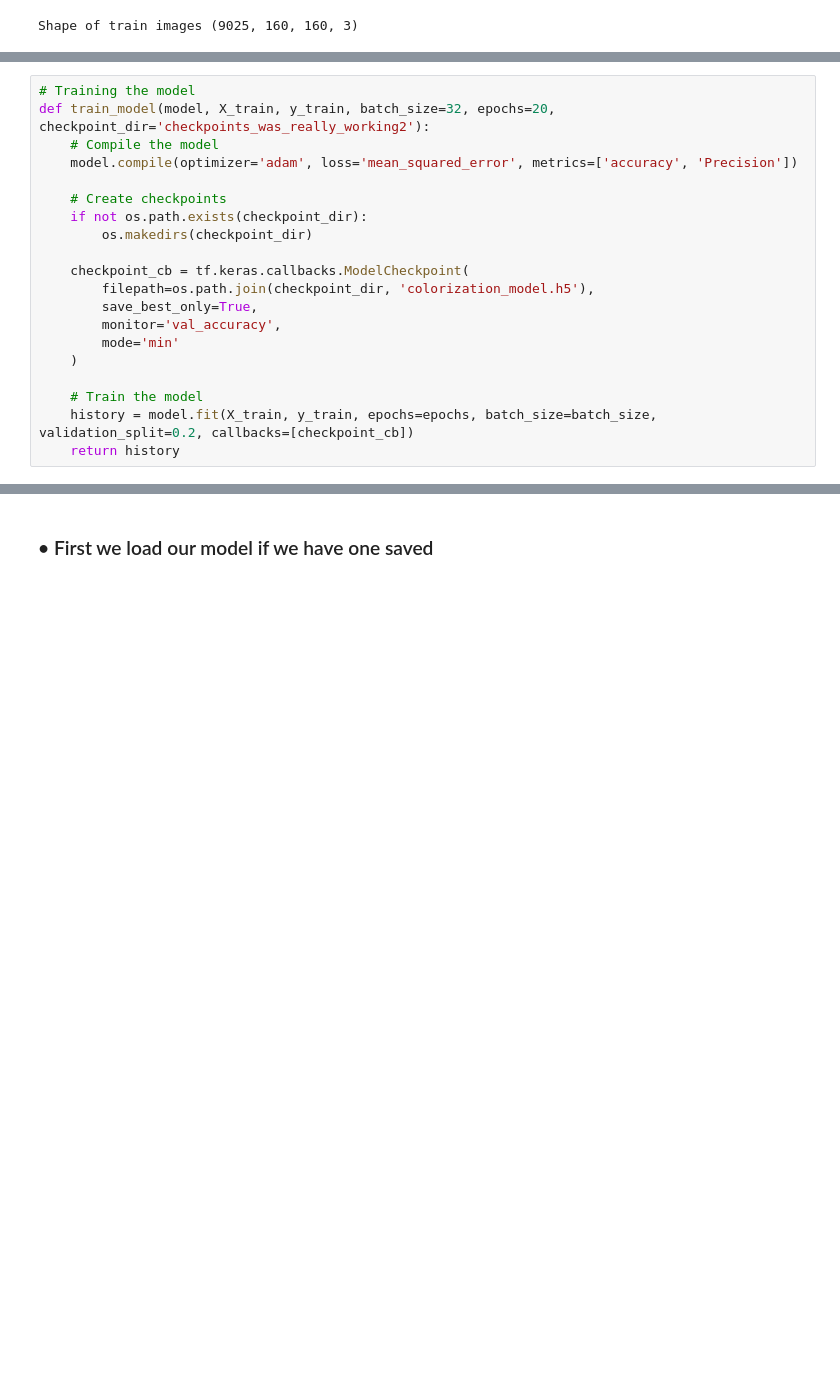
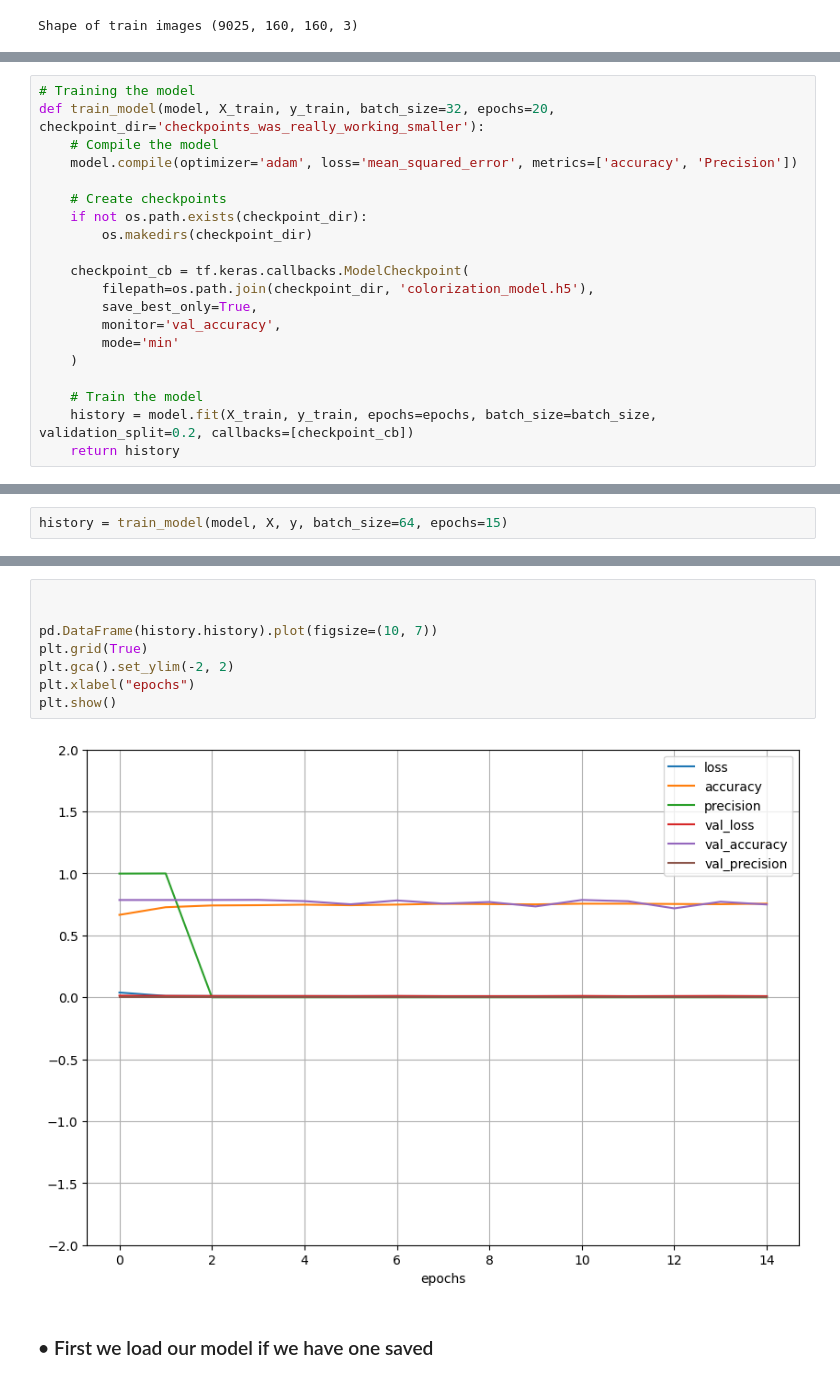
Before and after one commit to AndreyArguedas/DeepLearning, a Jupyter notebook: Documentos de Deep Learning GR 40/TC2/TC2-DL-AndreyArguedas-WAS-REALLY-WORKING.ipynb, the cells around one changed output, grey strips where cells are left out. Cells and saved outputs as stored; diff of their text form; blank space fills up the shorter version.

```diff
--- a/Documentos de Deep Learning GR 40/TC2/TC2-DL-AndreyArguedas-WAS-REALLY-WORKING.ipynb
+++ b/Documentos de Deep Learning GR 40/TC2/TC2-DL-AndreyArguedas-WAS-REALLY-WORKING.ipynb
@@ -228,7 +226,7 @@ def create_colorization_model(input_shape=(160, 160, 1)):
     return model
 # %%
 # Training the model
-def train_model(model, X_train, y_train, batch_size=32, epochs=20, checkpoint_dir='checkpoints_was_really_working2'):
+def train_model(model, X_train, y_train, batch_size=32, epochs=20, checkpoint_dir='checkpoints_was_really_working_smaller'):
     # Compile the model
     model.compile(optimizer='adam', loss='mean_squared_error', metrics=['accuracy', 'Precision'])
 
@@ -269,0 +268,2 @@ Epoch 20/20
+# %%
+history = train_model(model, X, y, batch_size=64, epochs=15)
@@ -270,3 +290,13 @@ Epoch 20/20
+# %%
+
+
+pd.DataFrame(history.history).plot(figsize=(10, 7))
+plt.grid(True)
+plt.gca().set_ylim(-2, 2)
+plt.xlabel("epochs")
+plt.show()
+# %% [output]
+[figure, added]
 # %% [markdown]
 ### • First we load our model if we have one saved
 # %%
```
Also changed, not shown: parts of 13 cells of this notebook.
